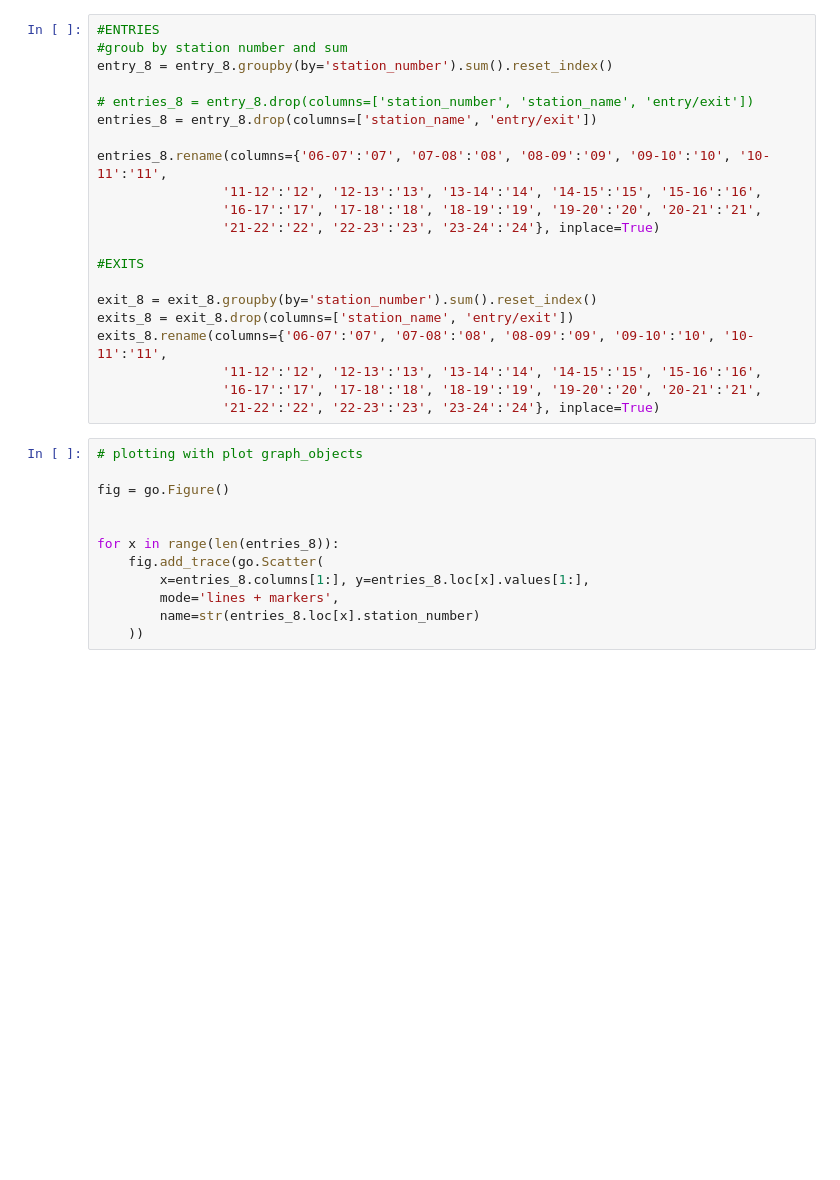
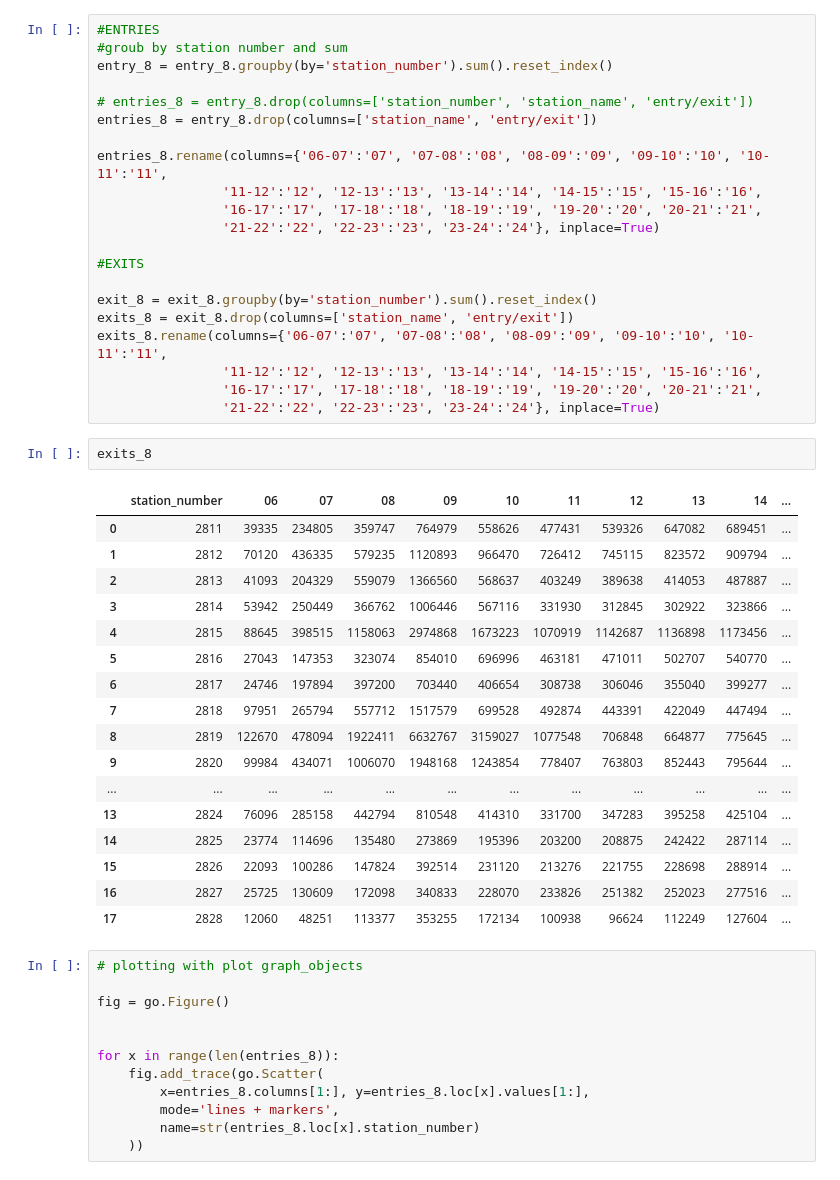
Before and after one commit to Arizona3000/metro_seoul, a Jupyter notebook: notebooks/exploration.ipynb, the cells around one changed output. Cells and saved outputs as stored; diff of their text form; blank space fills up the shorter version.

```diff
--- a/notebooks/exploration.ipynb
+++ b/notebooks/exploration.ipynb
@@ -94,6 +91,26 @@ exits_8.rename(columns={'06-07':'07', '07-08':'08', '08-09':'09', '09-10':'10',
                 '11-12':'12', '12-13':'13', '13-14':'14', '14-15':'15', '15-16':'16',
                 '16-17':'17', '17-18':'18', '18-19':'19', '19-20':'20', '20-21':'21',
                 '21-22':'22', '22-23':'23', '23-24':'24'}, inplace=True)
+# %%
+exits_8
+# %% [output]
+|  | station_number | 06 | 07 | 08 | 09 | 10 | 11 | 12 | 13 | 14 | ... |
+| 0 | 2811 | 39335 | 234805 | 359747 | 764979 | 558626 | 477431 | 539326 | 647082 | 689451 | ... |
+| 1 | 2812 | 70120 | 436335 | 579235 | 1120893 | 966470 | 726412 | 745115 | 823572 | 909794 | ... |
+| 2 | 2813 | 41093 | 204329 | 559079 | 1366560 | 568637 | 403249 | 389638 | 414053 | 487887 | ... |
+| 3 | 2814 | 53942 | 250449 | 366762 | 1006446 | 567116 | 331930 | 312845 | 302922 | 323866 | ... |
+| 4 | 2815 | 88645 | 398515 | 1158063 | 2974868 | 1673223 | 1070919 | 1142687 | 1136898 | 1173456 | ... |
+| 5 | 2816 | 27043 | 147353 | 323074 | 854010 | 696996 | 463181 | 471011 | 502707 | 540770 | ... |
+| 6 | 2817 | 24746 | 197894 | 397200 | 703440 | 406654 | 308738 | 306046 | 355040 | 399277 | ... |
+| 7 | 2818 | 97951 | 265794 | 557712 | 1517579 | 699528 | 492874 | 443391 | 422049 | 447494 | ... |
+| 8 | 2819 | 122670 | 478094 | 1922411 | 6632767 | 3159027 | 1077548 | 706848 | 664877 | 775645 | ... |
+| 9 | 2820 | 99984 | 434071 | 1006070 | 1948168 | 1243854 | 778407 | 763803 | 852443 | 795644 | ... |
+| ... | ... | ... | ... | ... | ... | ... | ... | ... | ... | ... | ... |
+| 13 | 2824 | 76096 | 285158 | 442794 | 810548 | 414310 | 331700 | 347283 | 395258 | 425104 | ... |
+| 14 | 2825 | 23774 | 114696 | 135480 | 273869 | 195396 | 203200 | 208875 | 242422 | 287114 | ... |
+| 15 | 2826 | 22093 | 100286 | 147824 | 392514 | 231120 | 213276 | 221755 | 228698 | 288914 | ... |
+| 16 | 2827 | 25725 | 130609 | 172098 | 340833 | 228070 | 233826 | 251382 | 252023 | 277516 | ... |
+| 17 | 2828 | 12060 | 48251 | 113377 | 353255 | 172134 | 100938 | 96624 | 112249 | 127604 | ... |
 # %%
 # plotting with plot graph_objects
 
```
Also changed, not shown: parts of 1 cell of this notebook, 1 other file.
